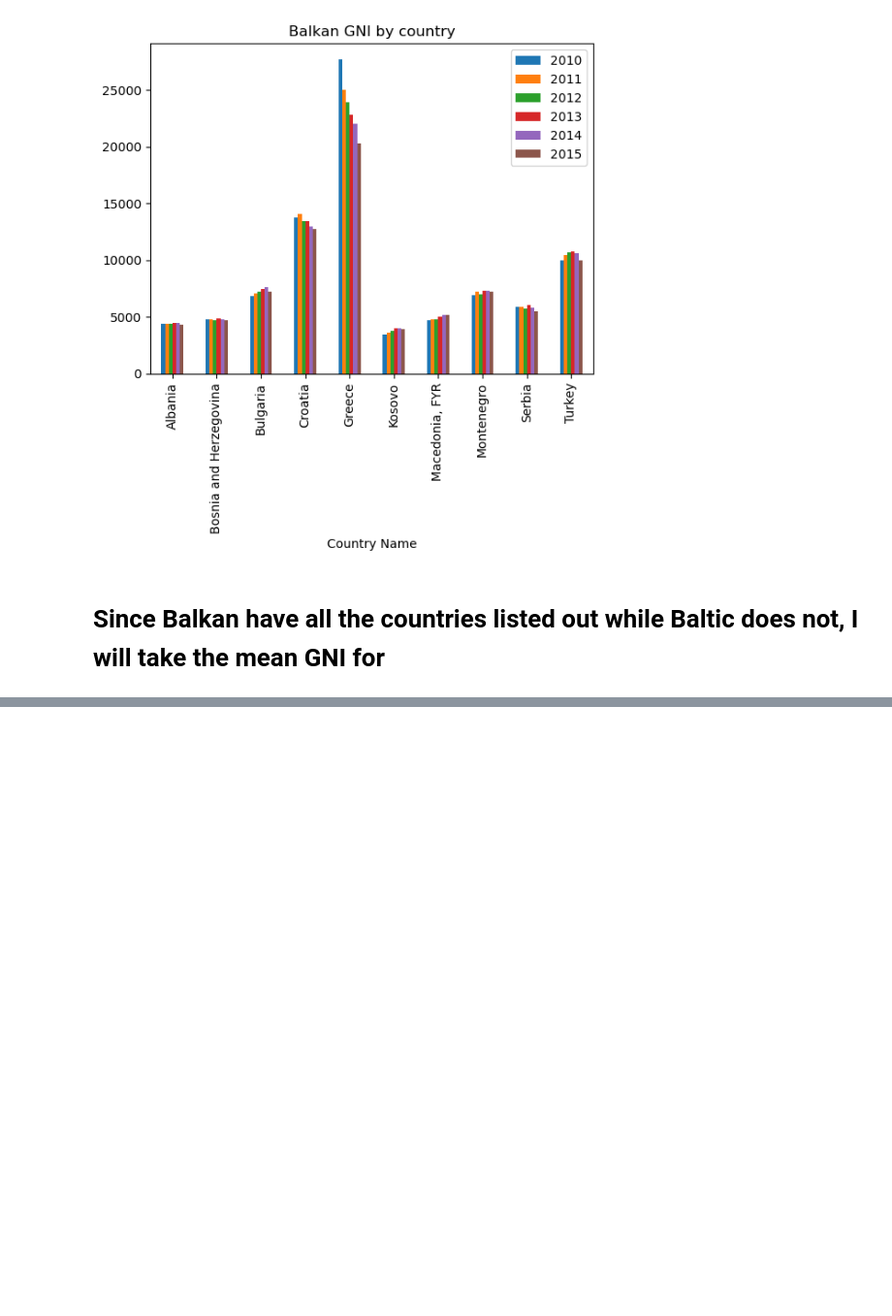
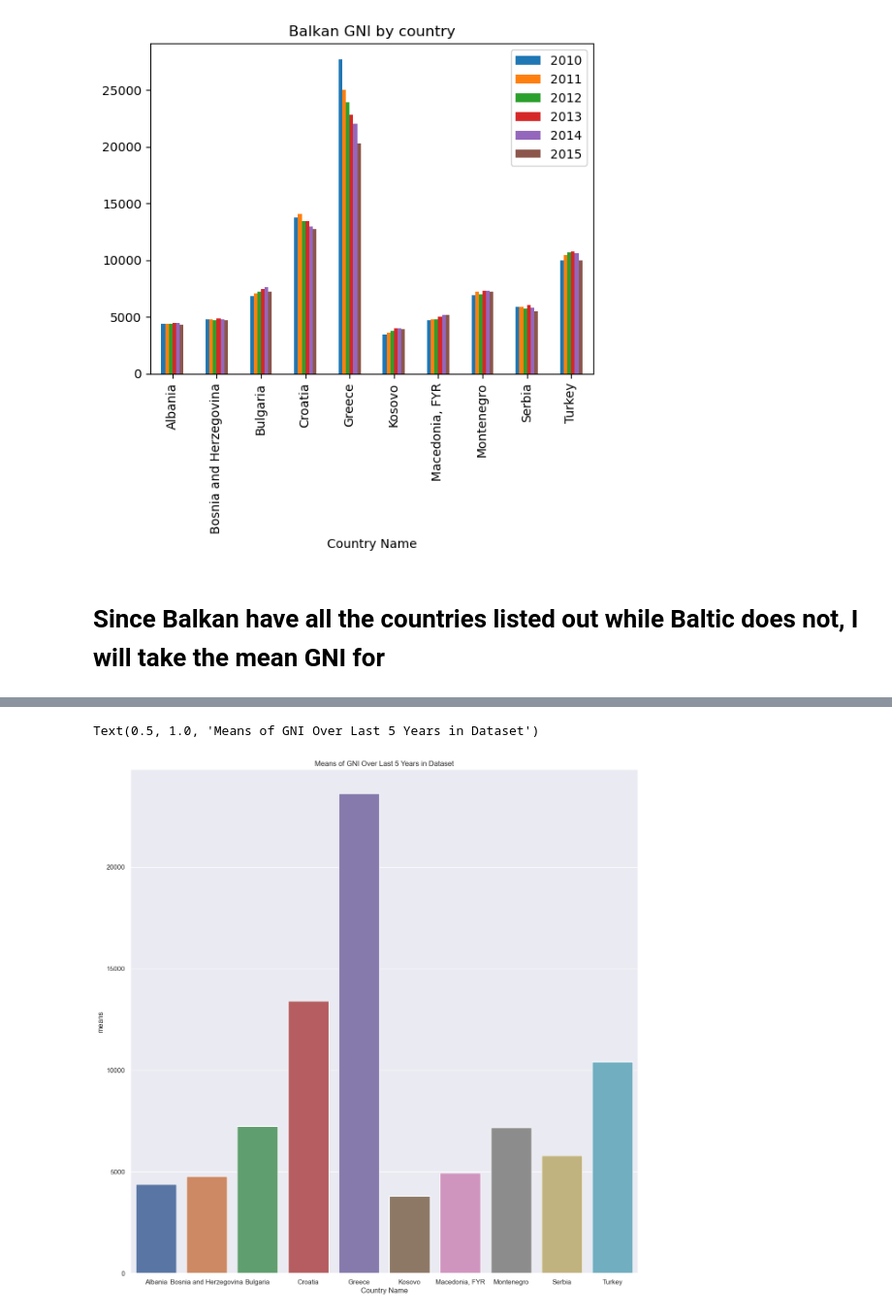
Before and after one commit to jhardin7612/python_eda_case_study, a Jupyter notebook: Andy-Explore.ipynb, the cells around one changed output, grey strips where cells are left out. Shown at 97% size. Drawn from its saved outputs; the diff is of its cells as text; code cells hidden in the pictures; blank space fills up the shorter version.

```diff
--- a/Andy-Explore.ipynb
+++ b/Andy-Explore.ipynb
@@ -127,3 +113,7 @@ balkans_filtered_df
 [figure]
 # %% [markdown]
 # Since Balkan have all the countries listed out while Baltic does not, I will take the mean GNI for
+# %%
+
+balkans_filtered_df['means'] = balkans_filtered_df[['2010','2011','2012','2013','2014','2015']].mean(numeric_only=True, axis=1)
+balkans_filtered_df
@@ -129,0 +138,6 @@ balkans_filtered_df
+# %%
+sns.set_theme(rc={'figure.figsize':(15,15)})
+sns.barplot(x=balkans_filtered_df.index,y=balkans_filtered_df['means']).set_title('Means of GNI Over Last 5 Years in Dataset')
+# %% [output]
+Text(0.5, 1.0, 'Means of GNI Over Last 5 Years in Dataset')
+[figure, added]
```
Also changed, not shown: parts of 2 cells of this notebook.
